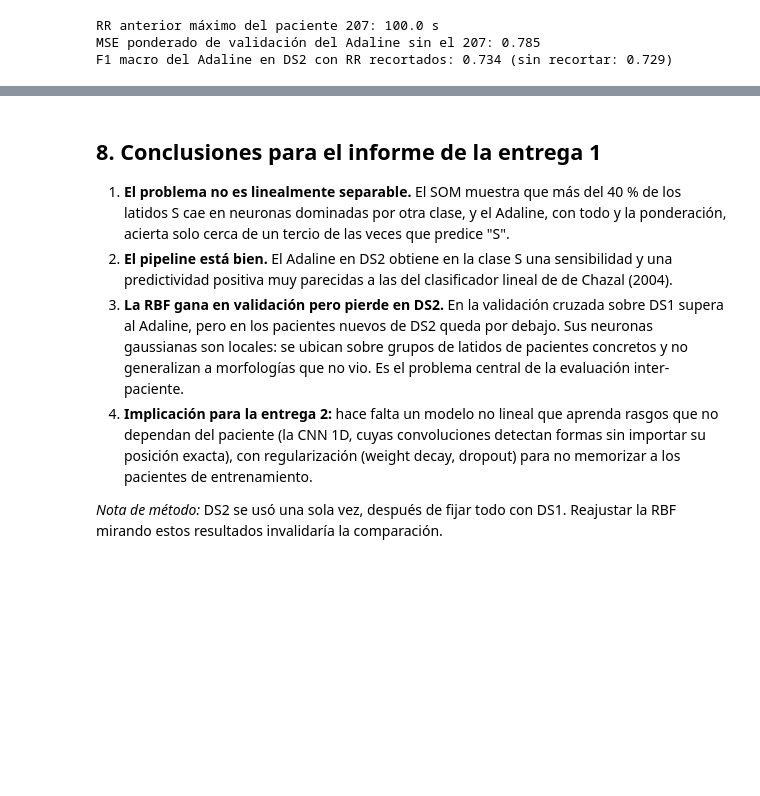
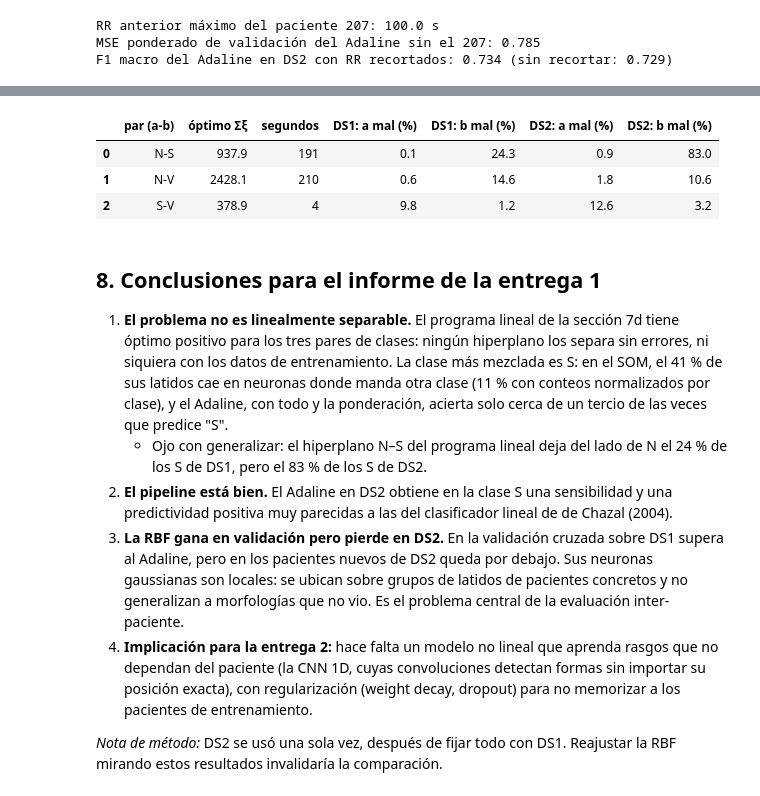
Before and after one commit to juansaavedra0604-oss/arritmias-ecg, a Jupyter notebook: notebooks/fase2_modelos.ipynb, the cells around one changed output, grey strips where cells are left out. Saved outputs shown, nothing was run; the diff lists cells and outputs as text; code cells hidden in the pictures; blank space fills up the shorter version.

```diff
--- a/notebooks/fase2_modelos.ipynb
+++ b/notebooks/fase2_modelos.ipynb
@@ -175,3 +175,9 @@ for k in CL:
 N: 1.2 % de sus latidos cae en neuronas donde manda otra clase
 S: 41.0 % de sus latidos cae en neuronas donde manda otra clase
 V: 11.4 % de sus latidos cae en neuronas donde manda otra clase
+# %%
+# El desbalance infla la cifra de S: hay casi 49 N por cada S, así que una neurona puede quedar
+# "de N" aunque reciba muchos S. Se repite el conteo dividiendo por el tamaño de cada clase.
+mayoria_norm = CL[np.argmax(H / H.sum(0, keepdims=True), 1)]
+for k in CL:
+    print(f'{k}: {100 * np.mean(mayoria_norm[g[y1 == k]] != k):.1f} % con conteos normalizados por clase')
@@ -464,7 +481,33 @@ F1 macro del Adaline en DS2 con RR recortados: 0.734 (sin recortar: 0.729)
+# %%
+import scipy.sparse as sp
+from scipy.optimize import linprog
+
+Z1l, ref_l = entradas(X1n, F1n); Z2l, _ = entradas(X2n, F2n, ref_l)
+filas = []
+for a, b in [('N', 'S'), ('N', 'V'), ('S', 'V')]:
+    m = (y1 == a) | (y1 == b); A = Z1l[m]; s = np.where(y1[m] == a, 1.0, -1.0); n, k = A.shape
+    A_ub = sp.hstack([sp.csr_matrix(-s[:, None] * np.hstack([A, np.ones((n, 1))])), -sp.identity(n, format='csr')])
+    t0 = time.time()
+    r = linprog(np.r_[np.zeros(k + 1), np.ones(n)], A_ub=A_ub, b_ub=-np.ones(n),
+                bounds=[(None, None)] * (k + 1) + [(0, None)] * n, method='highs-ipm')
+    w, b0 = r.x[:k], r.x[k]
+    fila = {'par (a-b)': f'{a}-{b}', 'óptimo Σξ': round(r.fun, 1), 'segundos': round(time.time() - t0)}
+    for nombre, Zx, yx in [('DS1', Z1l, y1), ('DS2', Z2l, y2)]:
+        mm = (yx == a) | (yx == b); pa = (Zx[mm] @ w + b0) > 0; yy = yx[mm]
+        fila[f'{nombre}: a mal (%)'] = round(100 * np.mean(~pa[yy == a]), 1)
+        fila[f'{nombre}: b mal (%)'] = round(100 * np.mean(pa[yy == b]), 1)
+    filas.append(fila)
+sep = pd.DataFrame(filas); sep
+# %% [output]
+|  | par (a-b) | óptimo Σξ | segundos | DS1: a mal (%) | DS1: b mal (%) | DS2: a mal (%) | DS2: b mal (%) |
+| 0 | N-S | 937.9 | 191 | 0.1 | 24.3 | 0.9 | 83.0 |
+| 1 | N-V | 2428.1 | 210 | 0.6 | 14.6 | 1.8 | 10.6 |
+| 2 | S-V | 378.9 | 4 | 9.8 | 1.2 | 12.6 | 3.2 |
 # %% [markdown]
 ## 8. Conclusiones para el informe de la entrega 1
 
-1. **El problema no es linealmente separable.** El SOM muestra que más del 40 % de los latidos S cae en neuronas dominadas por otra clase, y el Adaline, con todo y la ponderación, acierta solo cerca de un tercio de las veces que predice "S".
+1. **El problema no es linealmente separable.** El programa lineal de la sección 7d tiene óptimo positivo para los tres pares de clases: ningún hiperplano los separa sin errores, ni siquiera con los datos de entrenamiento. La clase más mezclada es S: en el SOM, el 41 % de sus latidos cae en neuronas donde manda otra clase (11 % con conteos normalizados por clase), y el Adaline, con todo y la ponderación, acierta solo cerca de un tercio de las veces que predice "S".
+   - Ojo con generalizar: el hiperplano N–S del programa lineal deja del lado de N el 24 % de los S de DS1, pero el 83 % de los S de DS2.
 2. **El pipeline está bien.** El Adaline en DS2 obtiene en la clase S una sensibilidad y una predictividad positiva muy parecidas a las del clasificador lineal de de Chazal (2004).
 3. **La RBF gana en validación pero pierde en DS2.** En la validación cruzada sobre DS1 supera al Adaline, pero en los pacientes nuevos de DS2 queda por debajo. Sus neuronas gaussianas son locales: se ubican sobre grupos de latidos de pacientes concretos y no generalizan a morfologías que no vio. Es el problema central de la evaluación inter-paciente.
 4. **Implicación para la entrega 2:** hace falta un modelo no lineal que aprenda rasgos que no dependan del paciente (la CNN 1D, cuyas convoluciones detectan formas sin importar su posición exacta), con regularización (weight decay, dropout) para no memorizar a los pacientes de entrenamiento.
```
Also changed, not shown: parts of 2 cells of this notebook, 1 other file.
